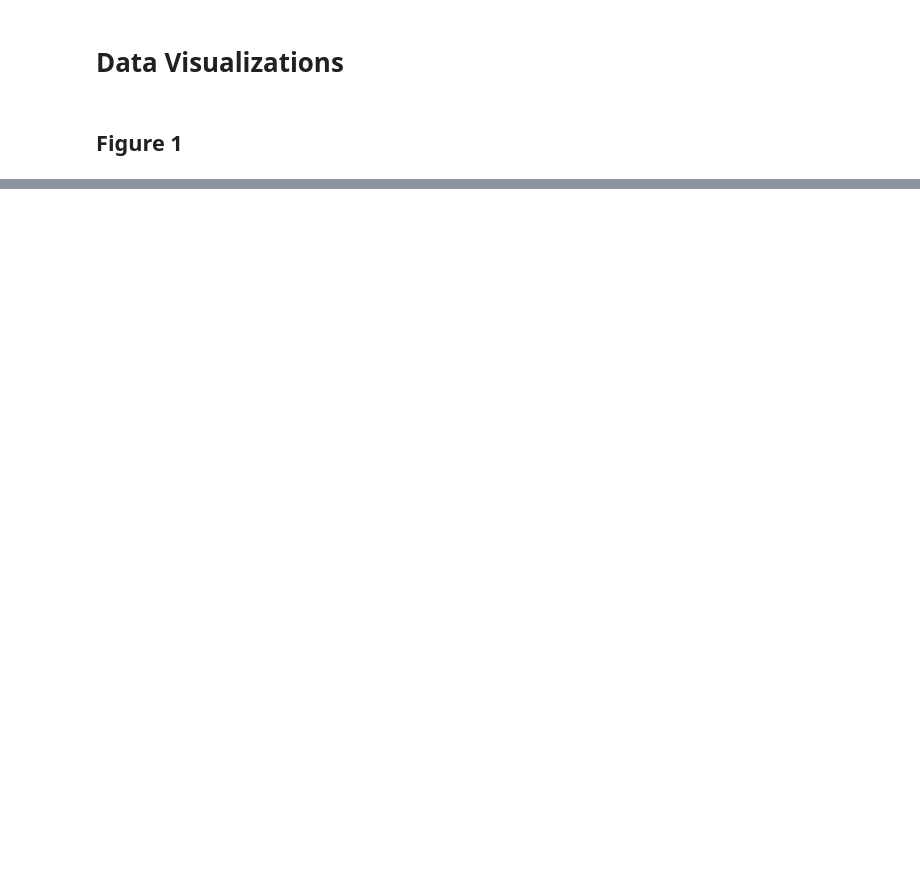
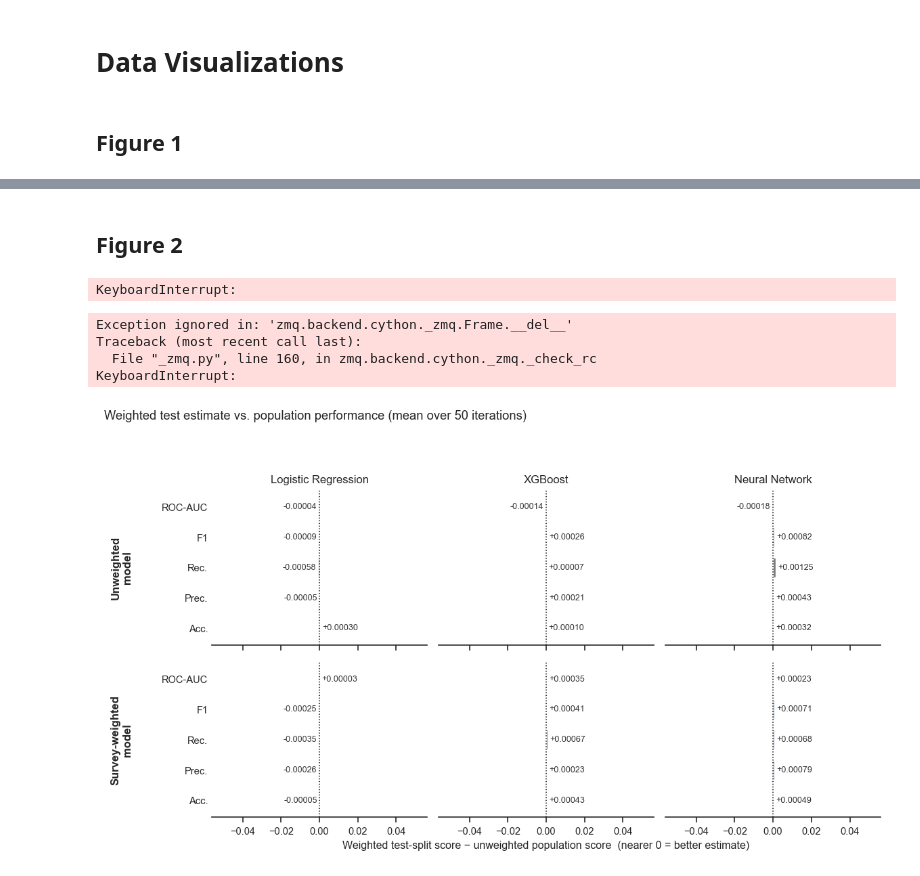
Before and after one commit to Dannypham142/Machine-Learning-Model-Training-with-Complex-Sample-Survey, a Jupyter notebook: ml_pipeline/create_figures.ipynb, the cells around one changed output, grey strips where cells are left out. Saved outputs shown, nothing was run; the diff lists cells and outputs as text; code cells hidden in the pictures; blank space fills up the shorter version.

```diff
--- a/ml_pipeline/create_figures.ipynb
+++ b/ml_pipeline/create_figures.ipynb
@@ -118,0 +119,76 @@ plt.show()
+# %% [markdown]
+## Figure 2
+# %%
+from matplotlib.patches import Patch
+
+POP_RE = re.compile(r"^(standard|survey_weighted)_iter(\d+)_population$")
+pop_rows = []
+for model, (exp_name, _) in MODELS.items():
+    exp = client.get_experiment_by_name(exp_name)
+    for run in client.search_runs([exp.experiment_id], max_results=5000):
+        if not POP_RE.match(run.data.tags.get("mlflow.runName", "")):
+            continue
+        variant = run.data.tags["mlflow.runName"].split("_iter")[0]
+        for k, v in run.data.metrics.items():
+            pop_rows.append({"model": model, "variant": variant,
+                             "metric": k.replace("population_unweighted_", ""),
+                             "population": v})
+pop_df = (pd.DataFrame(pop_rows)
+            .groupby(["model", "variant", "metric"], as_index=False)["population"].mean())
+
+test_df = (metrics_df[metrics_df["weighting"] == "weighted"]
+           .rename(columns={"value": "test"})[["model", "variant", "metric", "test"]])
+gen_df = pop_df.merge(test_df, on=["model", "variant", "metric"])
+gen_df["gap"] = gen_df["test"] - gen_df["population"]
+
+# Shared x-axis for Figures 2 and 3: both are scaled to the UNWEIGHTED gaps
+# (the larger of the two) so the bars mean the same amount of difference in
+# both figures. On this common scale the weighted gaps here read as ~0.
+test_u = (metrics_df[metrics_df["weighting"] == "unweighted"]
+          .rename(columns={"value": "test"})[["model", "variant", "metric", "test"]])
+gen_u = pop_df.merge(test_u, on=["model", "variant", "metric"])
+gen_u["gap"] = gen_u["test"] - gen_u["population"]
+SHARED_XMAX = float(gen_u["gap"].abs().max()) * 1.8
+
+row_variants = [("standard", "Unweighted\nmodel", GREY),
+                ("survey_weighted", "Survey-weighted\nmodel", ACCENT)]
+
+ncols = len(MODEL_ORDER)
+fig, axes = plt.subplots(2, ncols, figsize=(3.2 * ncols + 0.3, 5.6),
+                         sharex=True, sharey=True, squeeze=False)
+xmax = SHARED_XMAX
+off = xmax * 0.02
+for r, (variant, rlabel, color) in enumerate(row_variants):
+    sub_v = gen_df[gen_df["variant"] == variant]
+    for c, model in enumerate(MODEL_ORDER):
+        ax = axes[r, c]
+        row = sub_v[sub_v["model"] == model].set_index("metric").loc[metric_order]
+        y_labels = [metric_labels[m] for m in metric_order]
+        ax.barh(y_labels, row["gap"].values, color=color, height=0.65)
+        for y, g in enumerate(row["gap"].values):
+            ax.text(g + (off if g >= 0 else -off), y, f"{g:+.5f}",
+                    ha="left" if g >= 0 else "right", va="center",
+                    fontsize=7.5, color="#333333")
+        ax.axvline(0, color="black", linewidth=0.9, linestyle=":")
+        ax.set_xlim(-xmax, xmax)
+        ax.spines["left"].set_visible(False)
+        ax.tick_params(axis="y", length=0)
+        ax.invert_yaxis()
+        if r == 0:
+            ax.set_title(model, fontsize=10)
+    axes[r, 0].annotate(rlabel, xy=(-0.42, 0.5), xycoords="axes fraction",
+                        rotation=90, ha="center", va="center",
+                        fontsize=10, fontweight="bold")
+axes[1, ncols // 2].set_xlabel(
+    "Weighted test-split score − unweighted population score  (nearer 0 = better estimate)")
+fig.suptitle(f"Weighted test estimate vs. population performance (mean over {N_ITER} iterations)",
+             x=0.02, y=0.995, ha="left", fontsize=11)
+fig.tight_layout(rect=[0.03, 0, 1, 0.93])
+plt.show()
+# %% [output]
+KeyboardInterrupt:
+Exception ignored in: 'zmq.backend.cython._zmq.Frame.__del__'
+Traceback (most recent call last):
+  File "_zmq.py", line 160, in zmq.backend.cython._zmq._check_rc
+KeyboardInterrupt:
+[figure, new version]
```
Also changed, not shown: parts of 12 cells of this notebook, 5 other files.
